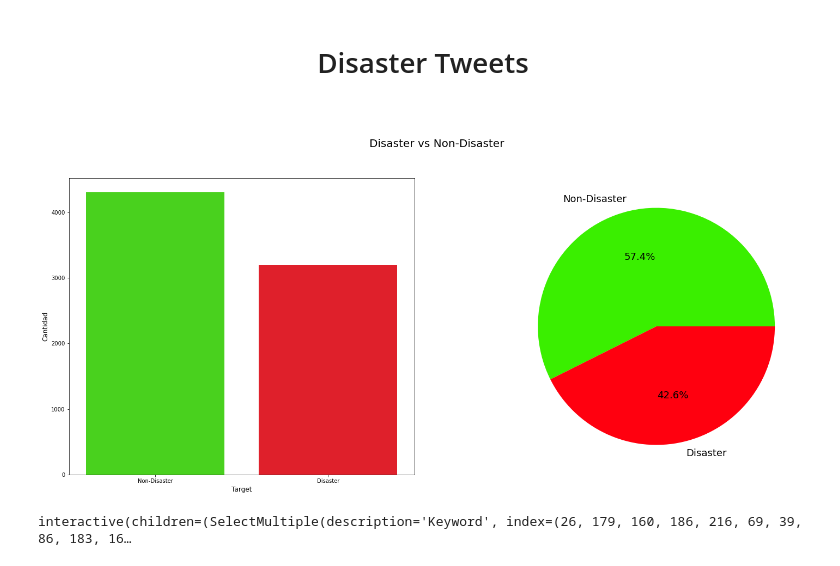
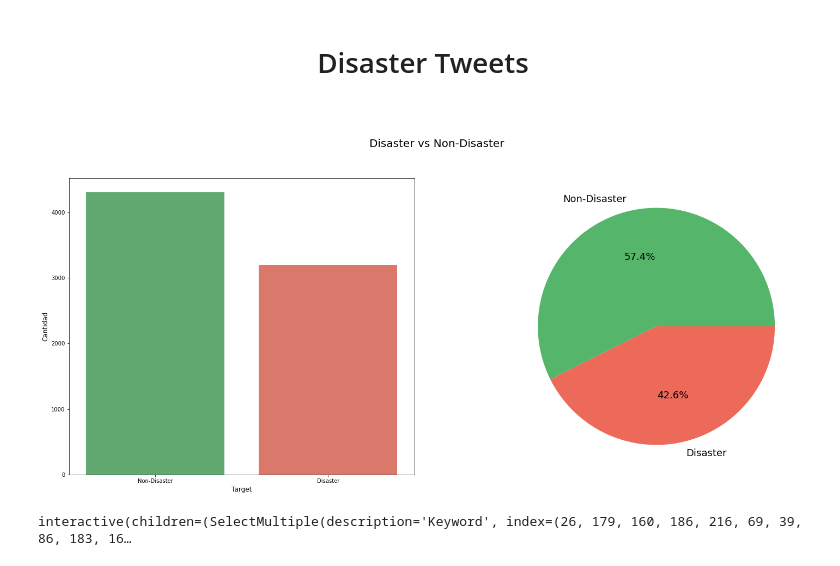
Before and after one commit to UVG-Teams/dashboard-disaster-tweets, a Jupyter notebook: main.ipynb, the cells around one changed output. Drawn from its saved outputs; the diff is of its cells as text; code cells hidden in the pictures.

Commit message:
Paleta de colores

```diff
--- a/main.ipynb
+++ b/main.ipynb
@@ -66,21 +66,21 @@ data['location'] = data['location'].replace({
 # %%
 target_values = ['Non-Disaster', 'Disaster']
 target = data['target'].value_counts()
 
 fig, ax = plt.subplots(1,2, figsize=(25,10))
 fig.suptitle('Disaster vs Non-Disaster', fontsize=20)
 colors = sns.color_palette('prism')
 
-sns.barplot(x=target_values, y=target, palette=colors, ax=ax[0])
-data.groupby('target').count()['id'].plot(kind='pie', ax=ax[1], labels=target_values, autopct="%.1f%%", colors = colors, fontsize=18)
+sns.barplot(x=target_values, y=target, palette=['#55B56A', '#ED6A5A'], ax=ax[0])
+data.groupby('target').count()['id'].plot(kind='pie', ax=ax[1], labels=target_values, autopct="%.1f%%", colors = ['#55B56A', '#ED6A5A'], fontsize=18)
 
 ax[0].set_xlabel('Target', fontsize=12)
 ax[0].set_ylabel('Cantidad', fontsize=12)
 ax[1].set_ylabel('')
 
 plt.show()
 # %% [output]
-[figure, old version]
+[figure, new version]
 # %%
 target1 = data[data['target']==1]['keyword'].value_counts()
 target0 = data[data['target']==0]['keyword'].value_counts()
```
Also changed, not shown: parts of 2 cells of this notebook.
